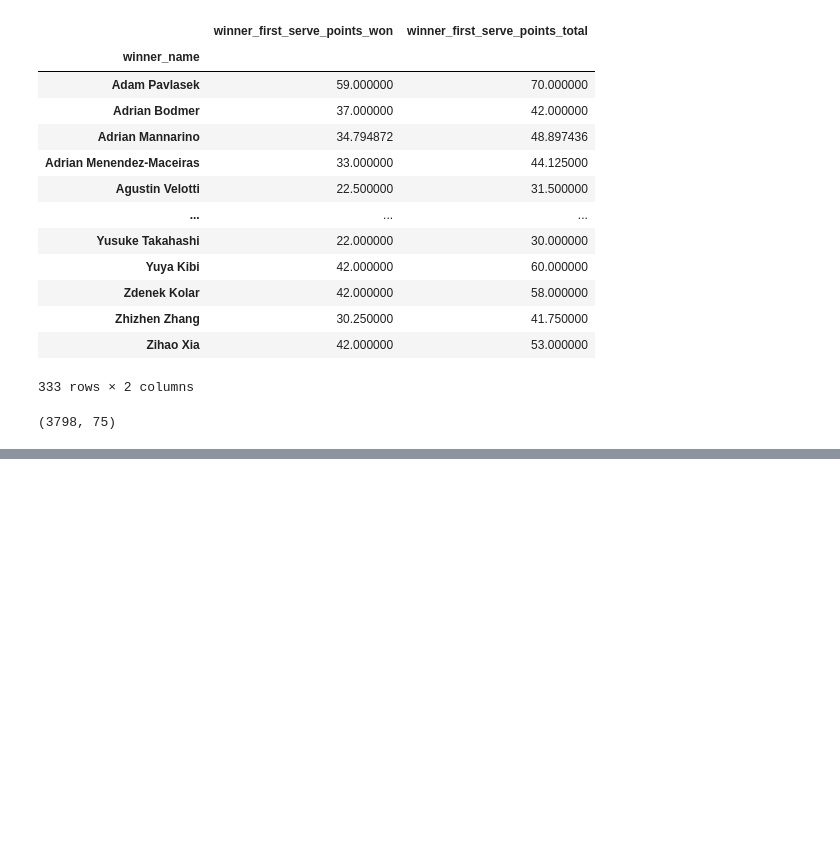
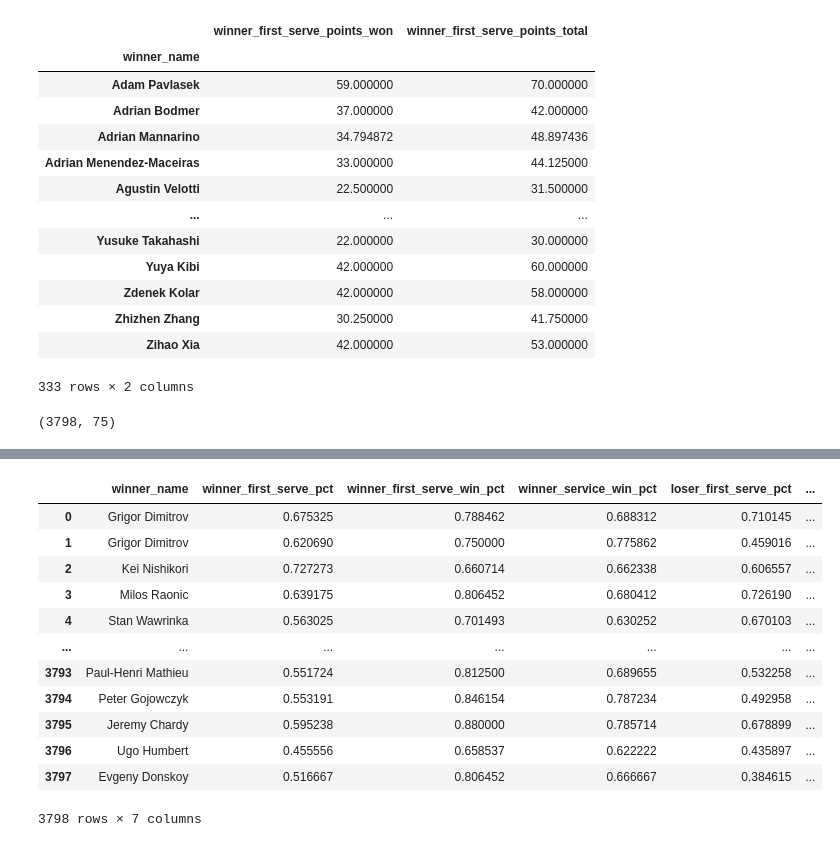
Before and after one commit to aidandom/Capstone, a Jupyter notebook: Capstone.ipynb, the cells around one changed output, grey strips where cells are left out. Cells and saved outputs as stored; diff of their text form; code cells hidden in the pictures; blank space fills up the shorter version.

```diff
--- a/Capstone.ipynb
+++ b/Capstone.ipynb
@@ -215,3 +215,21 @@ df.groupby('winner_name')['winner_first_serve_points_won', 'winner_first_serve_p
 df.shape
 # %% [output]
 (3798, 75)
+# %%
+# percentage of first serves made
+df["winner_first_serve_pct"] = df["winner_first_serves_in"] / df["winner_first_serves_total"]
+
+# percentage of first serve points won
+df["winner_first_serve_win_pct"] = df["winner_first_serve_points_won"] / df["winner_first_serves_in"]
+
+# percentage of service points won
+df["winner_service_win_pct"] = df["winner_service_points_won"] / df["winner_service_points_total"]
+# %%
+# percentage of first serves made
+df["loser_first_serve_pct"] = df["loser_first_serves_in"] / df["loser_first_serves_total"]
+
+# percentage of first serve points won
+df["loser_first_serve_win_pct"] = df["loser_first_serve_points_won"] / df["loser_first_serves_in"]
+
+# percentage of service points won
+df["loser_service_win_pct"] = df["loser_service_points_won"] / df["loser_service_points_total"]
@@ -217,0 +312,22 @@ df.shape
+# %%
+df[["winner_name",
+ "winner_first_serve_pct",
+ "winner_first_serve_win_pct",
+ "winner_service_win_pct",
+ "loser_first_serve_pct",
+ "loser_first_serve_win_pct",
+ "loser_service_win_pct"]].copy()
+# %% [output]
+|  | winner_name | winner_first_serve_pct | winner_first_serve_win_pct | winner_service_win_pct | loser_first_serve_pct | ... |
+| 0 | Grigor Dimitrov | 0.675325 | 0.788462 | 0.688312 | 0.710145 | ... |
+| 1 | Grigor Dimitrov | 0.620690 | 0.750000 | 0.775862 | 0.459016 | ... |
+| 2 | Kei Nishikori | 0.727273 | 0.660714 | 0.662338 | 0.606557 | ... |
+| 3 | Milos Raonic | 0.639175 | 0.806452 | 0.680412 | 0.726190 | ... |
+| 4 | Stan Wawrinka | 0.563025 | 0.701493 | 0.630252 | 0.670103 | ... |
+| ... | ... | ... | ... | ... | ... | ... |
+| 3793 | Paul-Henri Mathieu | 0.551724 | 0.812500 | 0.689655 | 0.532258 | ... |
+| 3794 | Peter Gojowczyk | 0.553191 | 0.846154 | 0.787234 | 0.492958 | ... |
+| 3795 | Jeremy Chardy | 0.595238 | 0.880000 | 0.785714 | 0.678899 | ... |
+| 3796 | Ugo Humbert | 0.455556 | 0.658537 | 0.622222 | 0.435897 | ... |
+| 3797 | Evgeny Donskoy | 0.516667 | 0.806452 | 0.666667 | 0.384615 | ... |
+3798 rows × 7 columns
```
Also changed, not shown: parts of 11 cells of this notebook.
